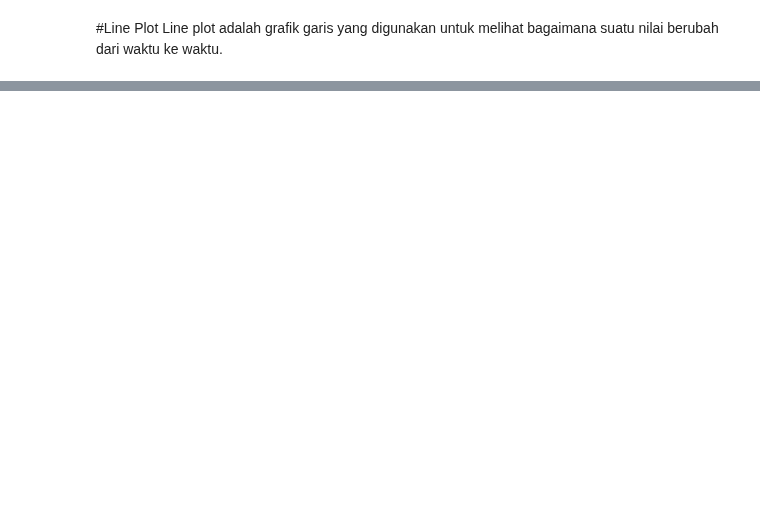
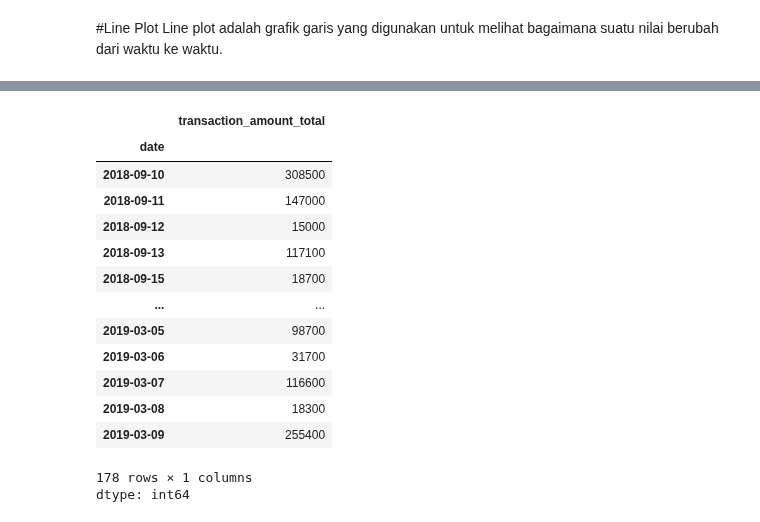
Before and after one commit to IdhamAbidinKaisilay/BelajarDataAnalyst, a Jupyter notebook: Line_Plot.ipynb, the cells around one changed output, grey strips where cells are left out. Cells and saved outputs as stored; diff of their text form; code cells hidden in the pictures; blank space fills up the shorter version.

```diff
--- a/Line_Plot.ipynb
+++ b/Line_Plot.ipynb
@@ -31,4 +31,22 @@ df.head(1)
 # %% [output]
 |  | id | date_order | date_finished | mode | from_alamat | from_kelurahan | from_kecamatan | from_lat | ... |
 | 0 | 1617 | 2019-03-09 20:45:00 | 09/03/2019 22.05 | BIKE | Gang Ikhwan No.16, Sungai Jawi | DARAT SEKIP | PONTIANAK KOTA | -0,0303277 | ... |
+# %%
+df.groupby(by='date')['transaction_amount_total'].sum()
+# %% [output]
+|  | transaction_amount_total |
+| date |  |
+| 2018-09-10 | 308500 |
+| 2018-09-11 | 147000 |
+| 2018-09-12 | 15000 |
+| 2018-09-13 | 117100 |
+| 2018-09-15 | 18700 |
+| ... | ... |
+| 2019-03-05 | 98700 |
+| 2019-03-06 | 31700 |
+| 2019-03-07 | 116600 |
+| 2019-03-08 | 18300 |
+| 2019-03-09 | 255400 |
+178 rows × 1 columns
+dtype: int64
 # %%
```
Also changed, not shown: parts of 1 cell of this notebook.
